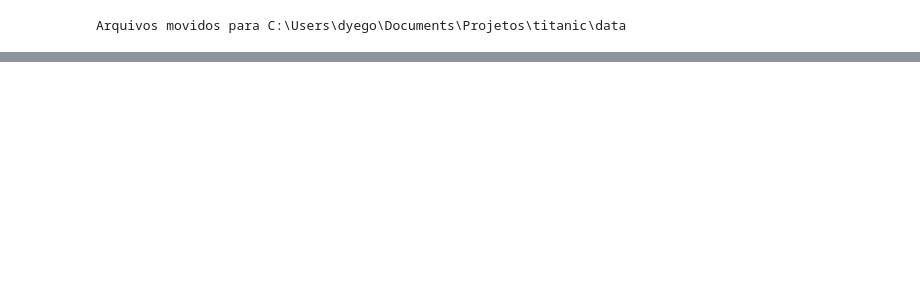
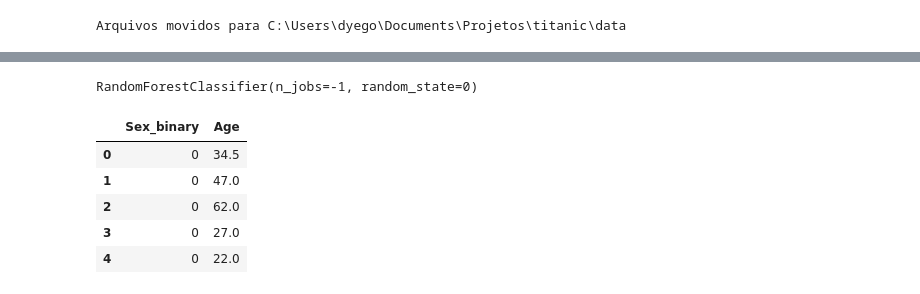
Before and after one commit to nerydyego/titanic, a Jupyter notebook: notebook/analise.ipynb, the cells around one changed output, grey strips where cells are left out. Cells and saved outputs as stored; diff of their text form; code cells hidden in the pictures; blank space fills up the shorter version.

```diff
--- a/notebook/analise.ipynb
+++ b/notebook/analise.ipynb
@@ -47,0 +102,15 @@ variaveis = ['Sex_binary', 'Age']
+# %%
+modelo.fit(X, y)
+# %% [output]
+RandomForestClassifier(n_jobs=-1, random_state=0)
+# %%
+X_prev = test[variaveis]
+# %%
+X_prev.head()
+# %% [output]
+|  | Sex_binary | Age |
+| 0 | 0 | 34.5 |
+| 1 | 0 | 47.0 |
+| 2 | 0 | 62.0 |
+| 3 | 0 | 27.0 |
+| 4 | 0 | 22.0 |
```
Also changed, not shown: parts of 33 cells of this notebook, 5 other files.
